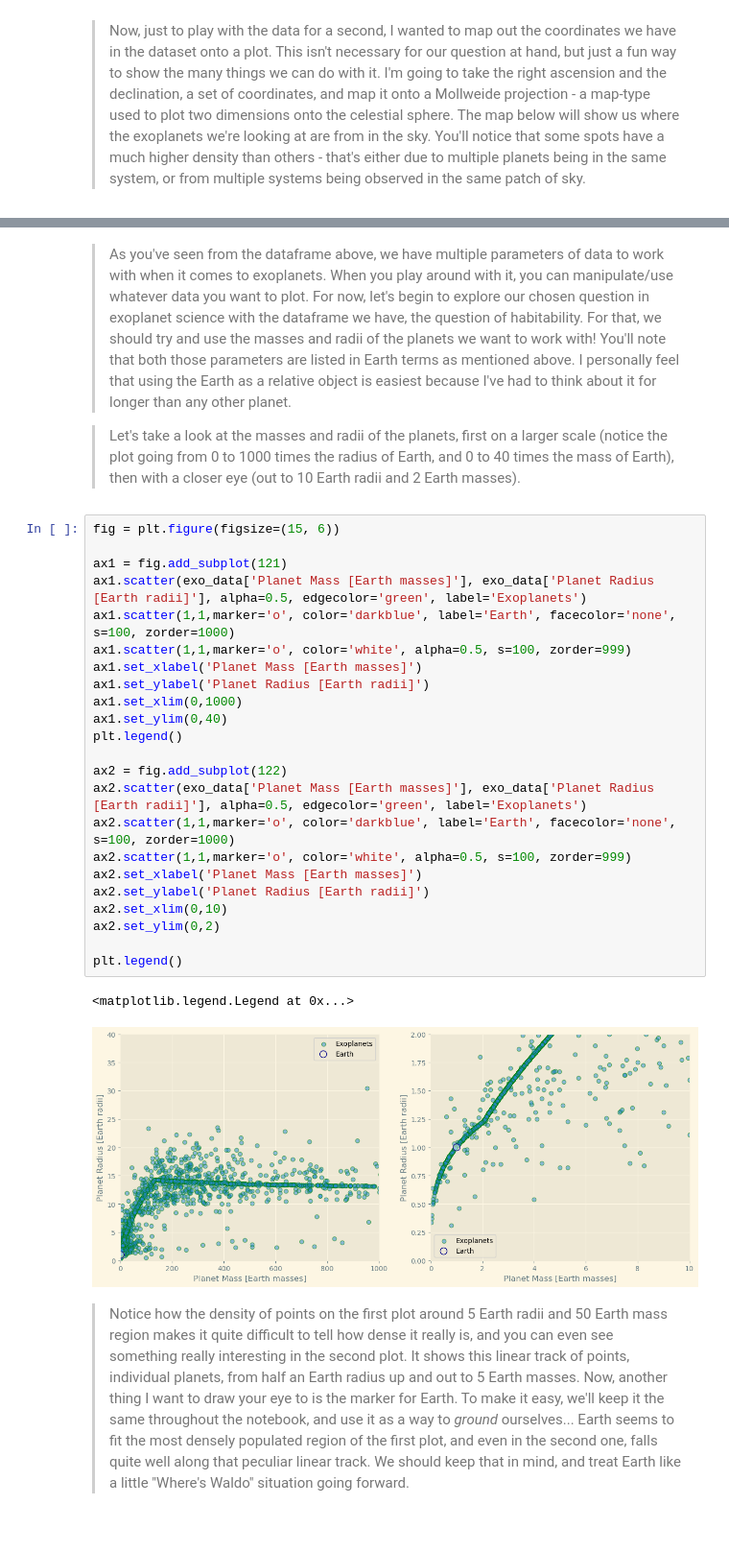
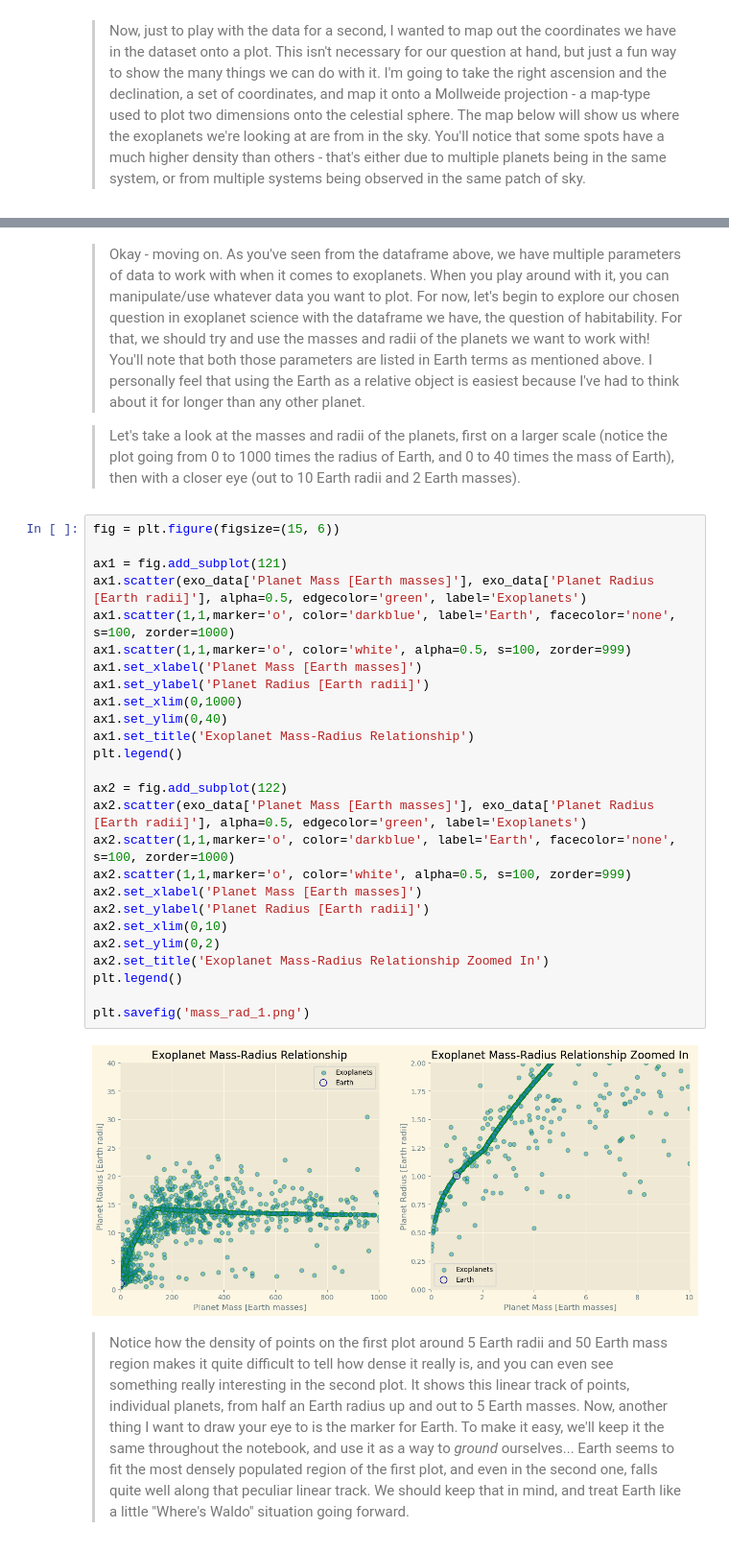
Before and after one commit to nirihs/Exo_Pop_Project, a Jupyter notebook: final_project.ipynb, the cells around one changed output, grey strips where cells are left out. Shown at 96% size. Saved outputs shown, nothing was run; the diff lists cells and outputs as text.

```diff
--- a/final_project.ipynb
+++ b/final_project.ipynb
@@ -79,33 +83,35 @@ plt.show()
 # %% [markdown]
-> As you've seen from the dataframe above, we have multiple parameters of data to work with when it comes to exoplanets. When you play around with it, you can manipulate/use whatever data you want to plot. For now, let's begin to explore our chosen question in exoplanet science with the dataframe we have, the question of habitability. For that, we should try and use the masses and radii of the planets we want to work with! You'll note that both those parameters are listed in Earth terms as mentioned above. I personally feel that using the Earth as a relative object is easiest because I've had to think about it for longer than any other planet.
+> Okay - moving on. As you've seen from the dataframe above, we have multiple parameters of data to work with when it comes to exoplanets. When you play around with it, you can manipulate/use whatever data you want to plot. For now, let's begin to explore our chosen question in exoplanet science with the dataframe we have, the question of habitability. For that, we should try and use the masses and radii of the planets we want to work with! You'll note that both those parameters are listed in Earth terms as mentioned above. I personally feel that using the Earth as a relative object is easiest because I've had to think about it for longer than any other planet.
 
 > Let's take a look at the masses and radii of the planets, first on a larger scale (notice the plot going from 0 to 1000 times the radius of Earth, and 0 to 40 times the mass of Earth), then with a closer eye (out to 10 Earth radii and 2 Earth masses).
 # %%
 fig = plt.figure(figsize=(15, 6))
 
 ax1 = fig.add_subplot(121)
 ax1.scatter(exo_data['Planet Mass [Earth masses]'], exo_data['Planet Radius [Earth radii]'], alpha=0.5, edgecolor='green', label='Exoplanets')
 ax1.scatter(1,1,marker='o', color='darkblue', label='Earth', facecolor='none', s=100, zorder=1000)
 ax1.scatter(1,1,marker='o', color='white', alpha=0.5, s=100, zorder=999)
 ax1.set_xlabel('Planet Mass [Earth masses]')
 ax1.set_ylabel('Planet Radius [Earth radii]')
 ax1.set_xlim(0,1000)
 ax1.set_ylim(0,40)
+ax1.set_title('Exoplanet Mass-Radius Relationship')
 plt.legend()
 
 ax2 = fig.add_subplot(122)
 ax2.scatter(exo_data['Planet Mass [Earth masses]'], exo_data['Planet Radius [Earth radii]'], alpha=0.5, edgecolor='green', label='Exoplanets')
 ax2.scatter(1,1,marker='o', color='darkblue', label='Earth', facecolor='none', s=100, zorder=1000)
 ax2.scatter(1,1,marker='o', color='white', alpha=0.5, s=100, zorder=999)
 ax2.set_xlabel('Planet Mass [Earth masses]')
 ax2.set_ylabel('Planet Radius [Earth radii]')
 ax2.set_xlim(0,10)
 ax2.set_ylim(0,2)
+ax2.set_title('Exoplanet Mass-Radius Relationship Zoomed In')
+plt.legend()
 
-plt.legend()
+plt.savefig('mass_rad_1.png')
 # %% [output]
-<matplotlib.legend.Legend at 0x...>
-[figure, old version]
+[figure, new version]
 # %% [markdown]
 > Notice how the density of points on the first plot around 5 Earth radii and 50 Earth mass region makes it quite difficult to tell how dense it really is, and you can even see something really interesting in the second plot. It shows this linear track of points, individual planets, from half an Earth radius up and out to 5 Earth masses. Now, another thing I want to draw your eye to is the marker for Earth. To make it easy, we'll keep it the same throughout the notebook, and use it as a way to _ground_ ourselves... Earth seems to fit the most densely populated region of the first plot, and even in the second one, falls quite well along that peculiar linear track. We should keep that in mind, and treat Earth like a little "Where's Waldo" situation going forward.
 # %% [markdown]
```
Also changed, not shown: parts of 49 cells of this notebook, 4 other files.
